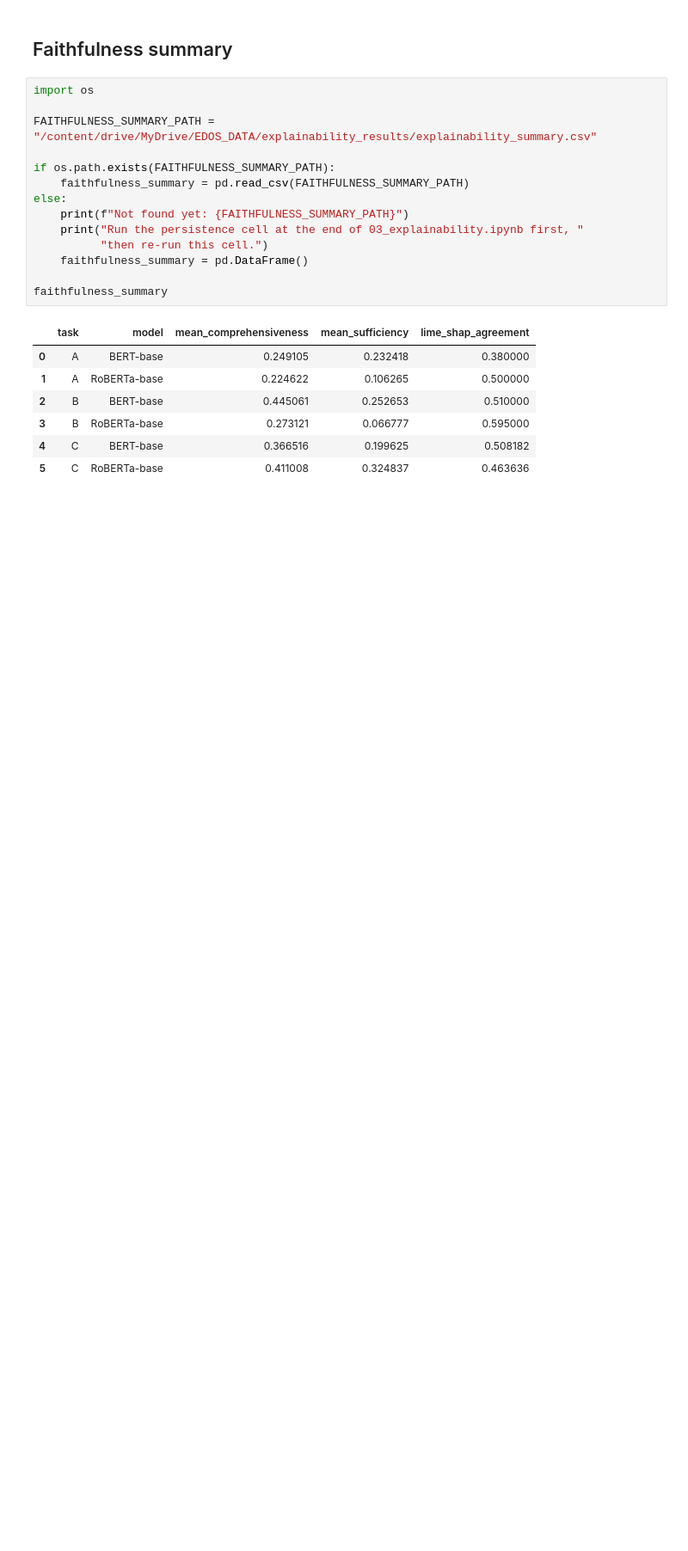
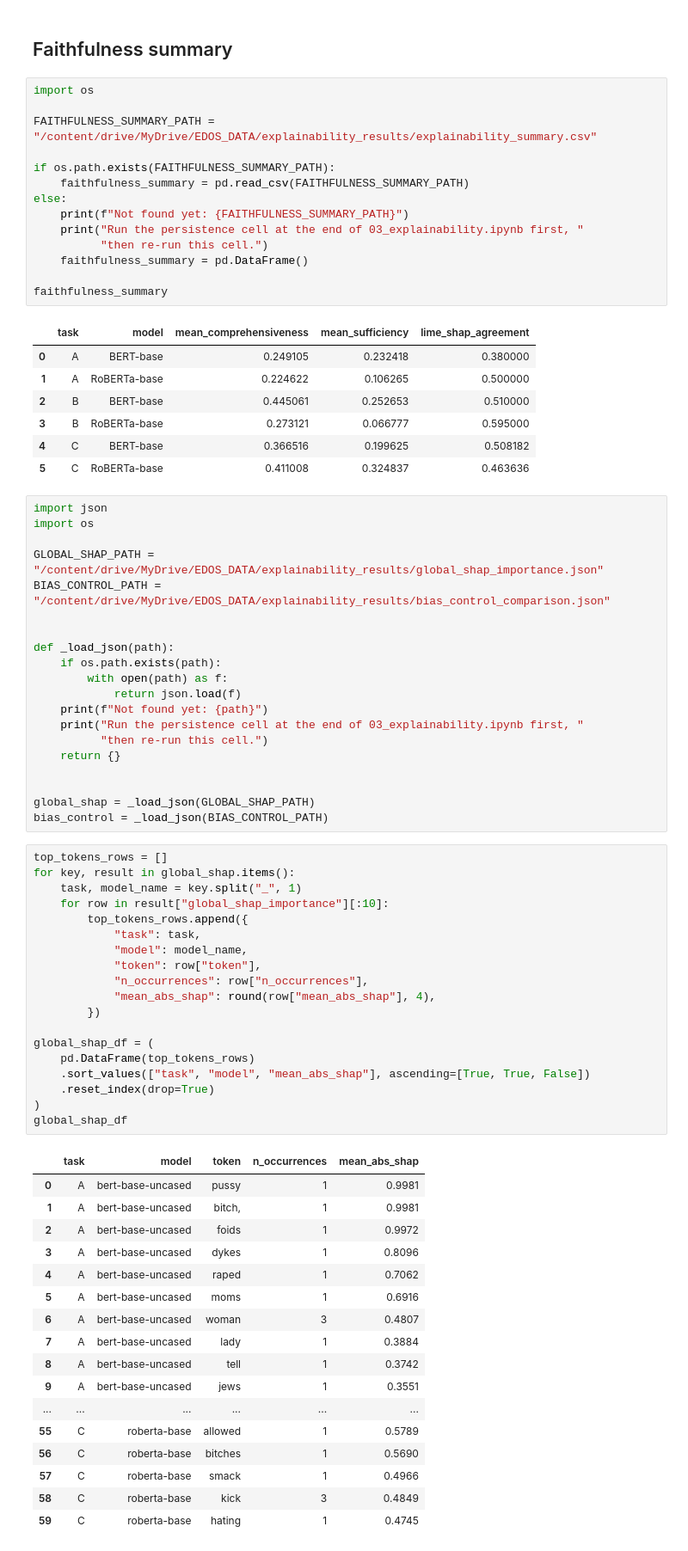
Before and after one commit to Mahekd/interpretable-nlp-sexism-detection, a Jupyter notebook: notebooks/04_results_summary.ipynb, the cells around one changed output. Shown at 86% size. Drawn from its saved outputs; the diff is of its cells as text; blank space fills up the shorter version.

Commit message:
results

```diff
--- a/notebooks/04_results_summary.ipynb
+++ b/notebooks/04_results_summary.ipynb
@@ -163,3 +152,60 @@ faithfulness_summary
 | 3 | B | RoBERTa-base | 0.273121 | 0.066777 | 0.595000 |
 | 4 | C | BERT-base | 0.366516 | 0.199625 | 0.508182 |
 | 5 | C | RoBERTa-base | 0.411008 | 0.324837 | 0.463636 |
+# %%
+import json
+import os
+
+GLOBAL_SHAP_PATH = "/content/drive/MyDrive/EDOS_DATA/explainability_results/global_shap_importance.json"
+BIAS_CONTROL_PATH = "/content/drive/MyDrive/EDOS_DATA/explainability_results/bias_control_comparison.json"
+
+
+def _load_json(path):
+    if os.path.exists(path):
+        with open(path) as f:
+            return json.load(f)
+    print(f"Not found yet: {path}")
+    print("Run the persistence cell at the end of 03_explainability.ipynb first, "
+          "then re-run this cell.")
+    return {}
+
+
+global_shap = _load_json(GLOBAL_SHAP_PATH)
+bias_control = _load_json(BIAS_CONTROL_PATH)
+# %%
+top_tokens_rows = []
+for key, result in global_shap.items():
+    task, model_name = key.split("_", 1)
+    for row in result["global_shap_importance"][:10]:
+        top_tokens_rows.append({
+            "task": task,
+            "model": model_name,
+            "token": row["token"],
+            "n_occurrences": row["n_occurrences"],
+            "mean_abs_shap": round(row["mean_abs_shap"], 4),
+        })
+
+global_shap_df = (
+    pd.DataFrame(top_tokens_rows)
+    .sort_values(["task", "model", "mean_abs_shap"], ascending=[True, True, False])
+    .reset_index(drop=True)
+)
+global_shap_df
+# %% [output]
+|  | task | model | token | n_occurrences | mean_abs_shap |
+| 0 | A | bert-base-uncased | pussy | 1 | 0.9981 |
+| 1 | A | bert-base-uncased | bitch, | 1 | 0.9981 |
+| 2 | A | bert-base-uncased | foids | 1 | 0.9972 |
+| 3 | A | bert-base-uncased | dykes | 1 | 0.8096 |
+| 4 | A | bert-base-uncased | raped | 1 | 0.7062 |
+| 5 | A | bert-base-uncased | moms | 1 | 0.6916 |
+| 6 | A | bert-base-uncased | woman | 3 | 0.4807 |
+| 7 | A | bert-base-uncased | lady | 1 | 0.3884 |
+| 8 | A | bert-base-uncased | tell | 1 | 0.3742 |
+| 9 | A | bert-base-uncased | jews | 1 | 0.3551 |
+| ... | ... | ... | ... | ... | ... |
+| 55 | C | roberta-base | allowed | 1 | 0.5789 |
+| 56 | C | roberta-base | bitches | 1 | 0.5690 |
+| 57 | C | roberta-base | smack | 1 | 0.4966 |
+| 58 | C | roberta-base | kick | 3 | 0.4849 |
+| 59 | C | roberta-base | hating | 1 | 0.4745 |
```
Also changed, not shown: parts of 4 cells of this notebook.
